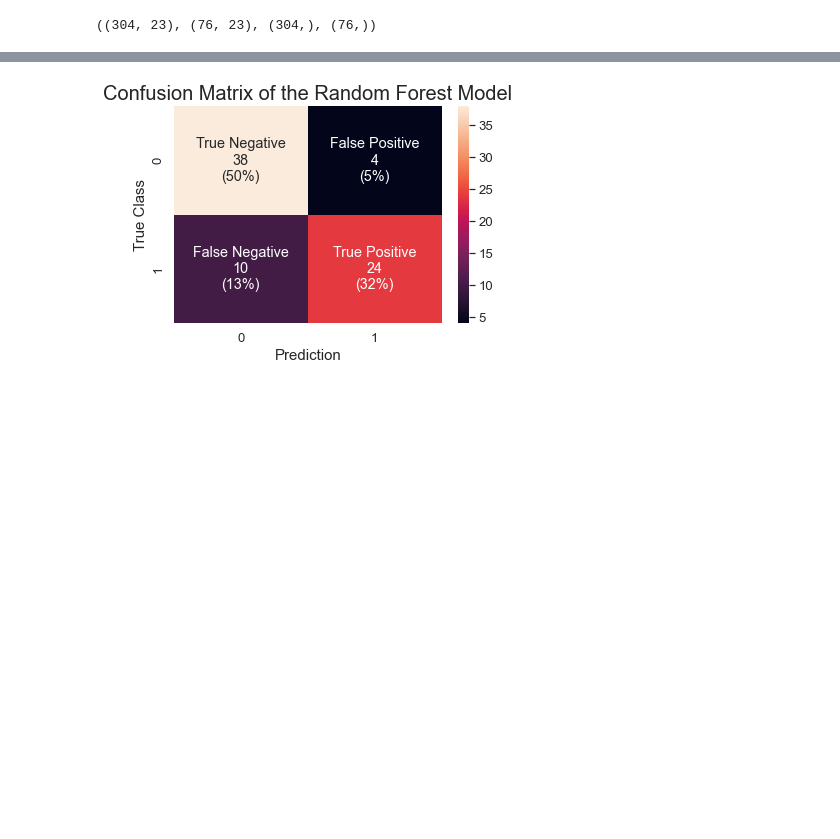
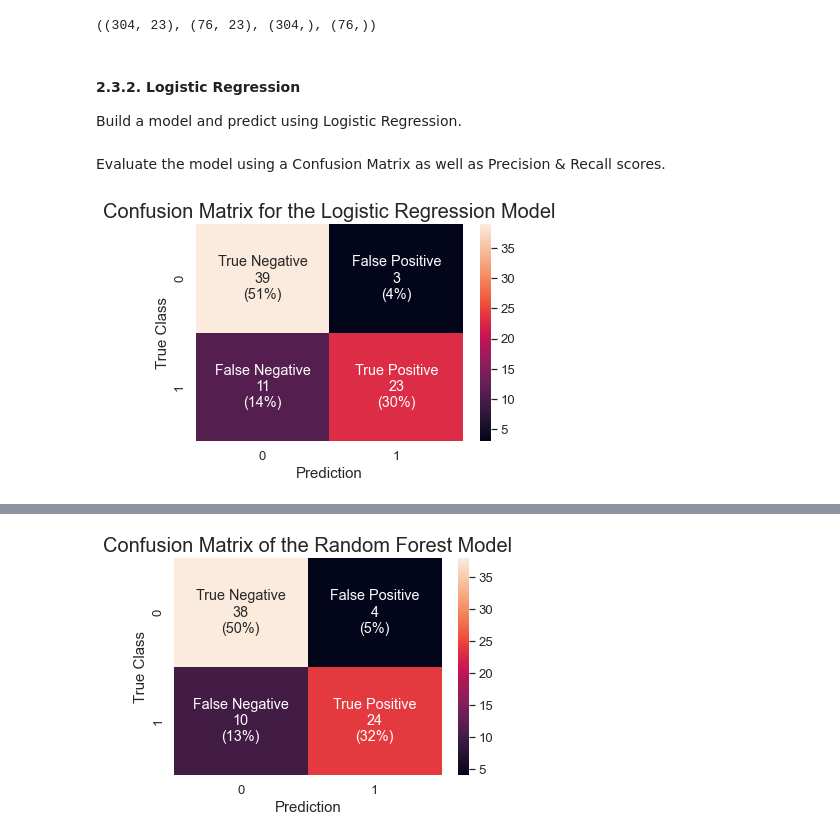
Before and after one commit to youngdataspace/Predict-Disclosure-Choices-Using-Machine-Learning-Classifiers, a Jupyter notebook: ReducedDisclosurePrediction.ipynb, the cells around one changed output, grey strips where cells are left out. Saved outputs shown, nothing was run; the diff lists cells and outputs as text; code cells hidden in the pictures; blank space fills up the shorter version.

```diff
--- a/ReducedDisclosurePrediction.ipynb
+++ b/ReducedDisclosurePrediction.ipynb
@@ -203,3 +204,6 @@ X_train, X_test, y_train, y_test = train_test_split(X, y, test_size = 0.2, rando
 X_train.shape, X_test.shape, y_train.shape, y_test.shape
 # %% [output]
 ((304, 23), (76, 23), (304,), (76,))
+# %% [markdown]
+#### 2.3.2. Logistic Regression
+Build a model and predict using Logistic Regression.
@@ -205,0 +220,33 @@ X_train.shape, X_test.shape, y_train.shape, y_test.shape
+# %% [markdown]
+Evaluate the model using a Confusion Matrix as well as Precision & Recall scores.
+# %%
+# Import libraries
+from sklearn.metrics import classification_report, confusion_matrix, precision_score, recall_score
+
+# Create a function to tabulate Confusion Matrix
+def cm_function(matrix_input, y_test_input, title):
+    ''' Function to plot Confusion Matrix '''
+
+    # Gather values and labels that will be used in the matrix
+    group_names = ['True Negative','False Positive','False Negative','True Positive']
+    group_counts = ["{0:0.0f}".format(value) for value in matrix_input.flatten()]
+    group_percentages = ["({0:0.0%})".format(value) for value in matrix_input.flatten()/y_test_input.count()]
+
+    # Gather the above and create 4 texts that will be shown in each box of the matrix
+    labels = [f"{v1}\n{v2}\n{v3}" for v1, v2, v3 in
+              zip(group_names, group_counts, group_percentages)]
+    labels = np.asarray(labels).reshape(2,2)                        # Reshape
+
+    # Plot the matrix and adjust the format
+    sns.set(font_scale = 1.2)
+    fig = sns.heatmap(matrix_input, fmt='', annot = labels)
+    plt.title(title, fontsize=20)
+    plt.xlabel("Prediction", fontsize = 15)
+    plt.ylabel("True Class", fontsize = 15)
+    plt.show()
+
+# Process and tabulate the Confusion Matrix for the Logistic Regression Model
+cm = confusion_matrix(y_test, y_predict)
+cm_function(cm, y_test, "Confusion Matrix for the Logistic Regression Model")
+# %% [output]
+[figure, added]
```
Also changed, not shown: parts of 59 cells of this notebook.
